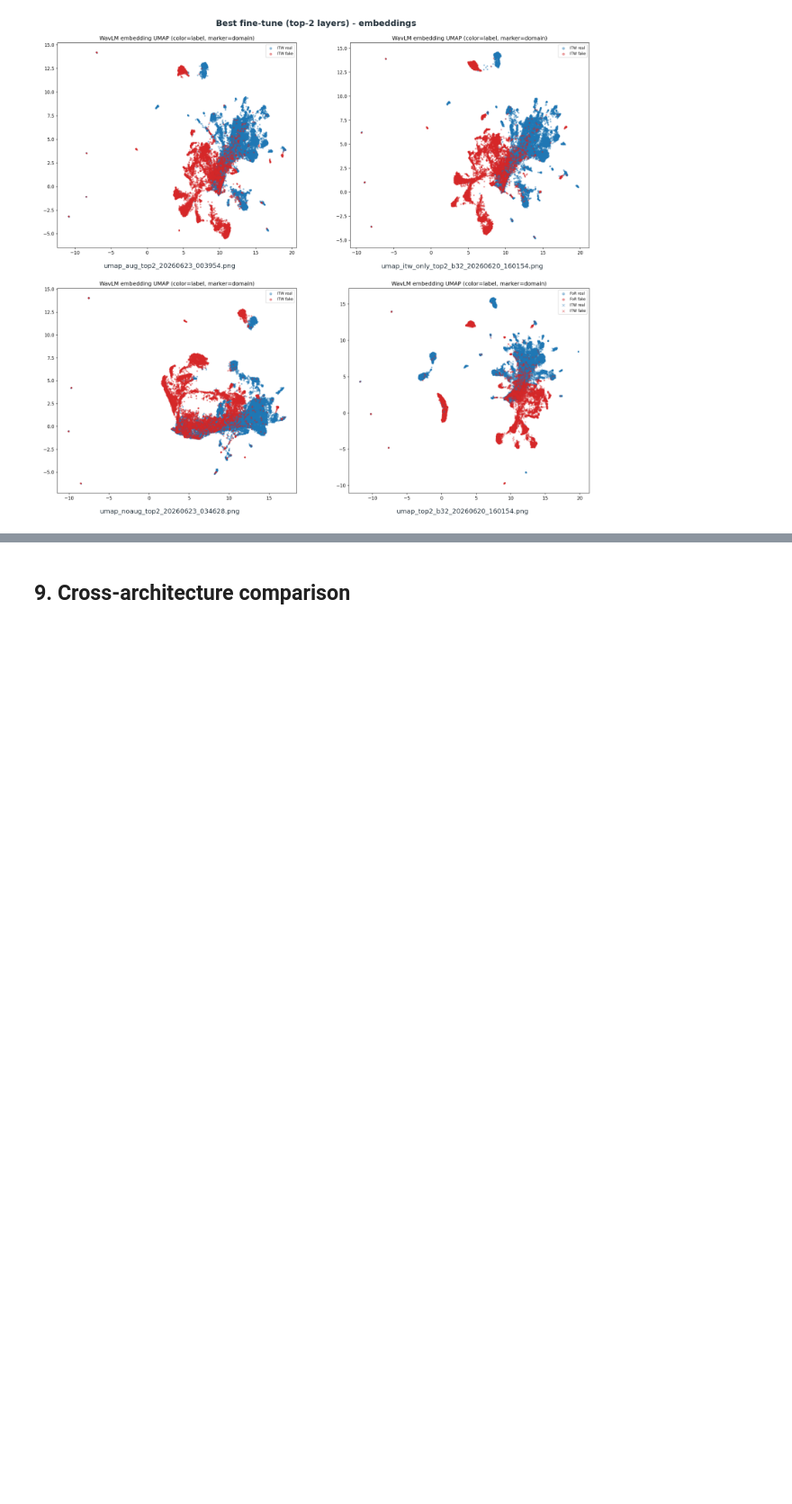
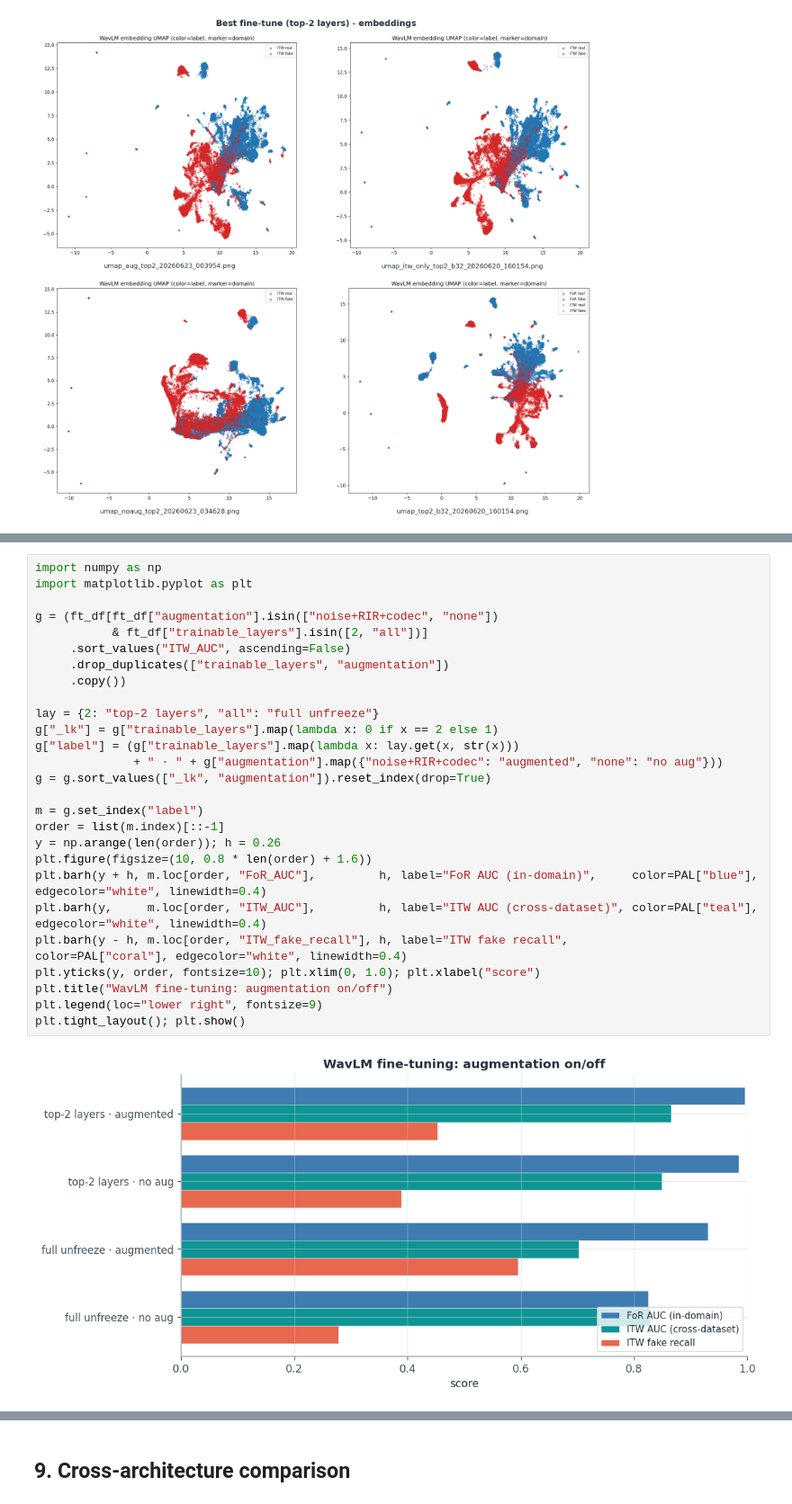
Before and after one commit to KonstaninosKaimakis/audio-deepfake-detection-DL, a Jupyter notebook: report.ipynb, the cells around one changed output, grey strips where cells are left out. Shown at 90% size. Drawn from its saved outputs; the diff is of its cells as text; blank space fills up the shorter version.

```diff
--- a/report.ipynb
+++ b/report.ipynb
@@ -725,0 +761,29 @@ show_imgs(ft_imgs, "Best fine-tune (top-2 layers) - embeddings", cols=2)
+# %%
+import numpy as np
+import matplotlib.pyplot as plt
+
+g = (ft_df[ft_df["augmentation"].isin(["noise+RIR+codec", "none"])
+           & ft_df["trainable_layers"].isin([2, "all"])]
+     .sort_values("ITW_AUC", ascending=False)
+     .drop_duplicates(["trainable_layers", "augmentation"])
+     .copy())
+
+lay = {2: "top-2 layers", "all": "full unfreeze"}
+g["_lk"] = g["trainable_layers"].map(lambda x: 0 if x == 2 else 1)
+g["label"] = (g["trainable_layers"].map(lambda x: lay.get(x, str(x)))
+              + " · " + g["augmentation"].map({"noise+RIR+codec": "augmented", "none": "no aug"}))
+g = g.sort_values(["_lk", "augmentation"]).reset_index(drop=True)
+
+m = g.set_index("label")
+order = list(m.index)[::-1]
+y = np.arange(len(order)); h = 0.26
+plt.figure(figsize=(10, 0.8 * len(order) + 1.6))
+plt.barh(y + h, m.loc[order, "FoR_AUC"],         h, label="FoR AUC (in-domain)",     color=PAL["blue"],  edgecolor="white", linewidth=0.4)
+plt.barh(y,     m.loc[order, "ITW_AUC"],         h, label="ITW AUC (cross-dataset)", color=PAL["teal"],  edgecolor="white", linewidth=0.4)
+plt.barh(y - h, m.loc[order, "ITW_fake_recall"], h, label="ITW fake recall",         color=PAL["coral"], edgecolor="white", linewidth=0.4)
+plt.yticks(y, order, fontsize=10); plt.xlim(0, 1.0); plt.xlabel("score")
+plt.title("WavLM fine-tuning: augmentation on/off")
+plt.legend(loc="lower right", fontsize=9)
+plt.tight_layout(); plt.show()
+# %% [output]
+[figure, added]
```
Also changed, not shown: parts of 5 cells of this notebook.
